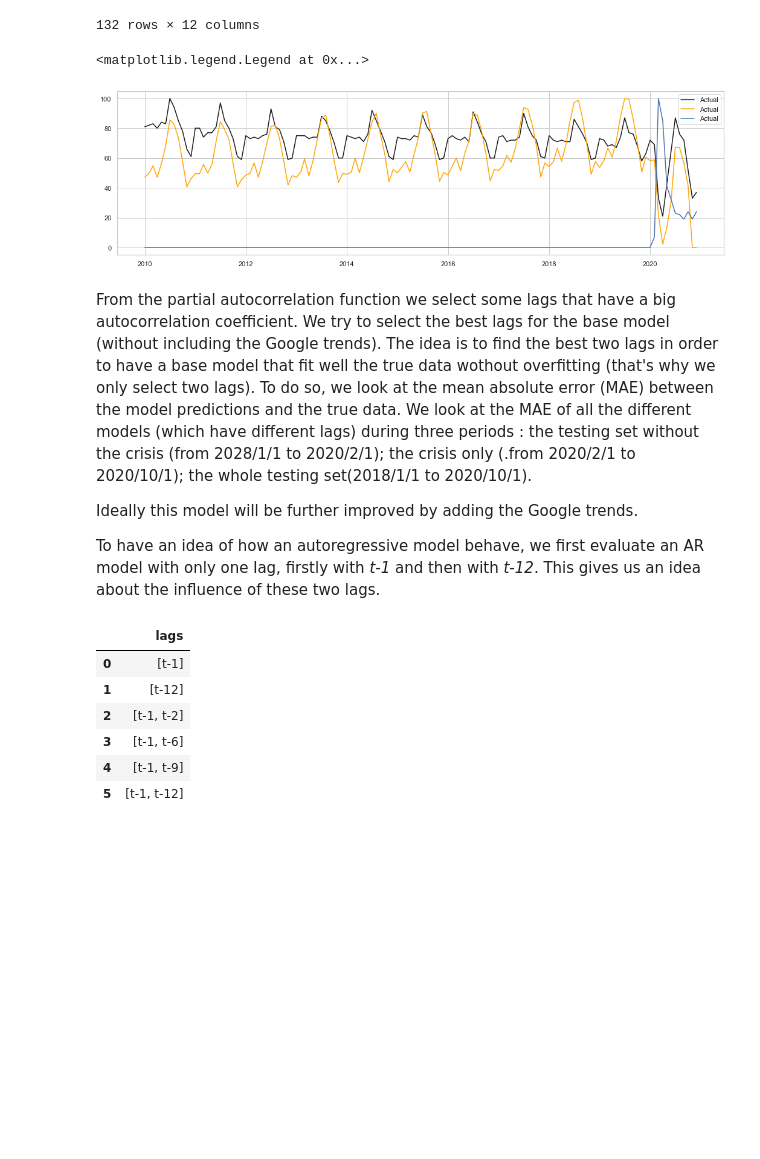
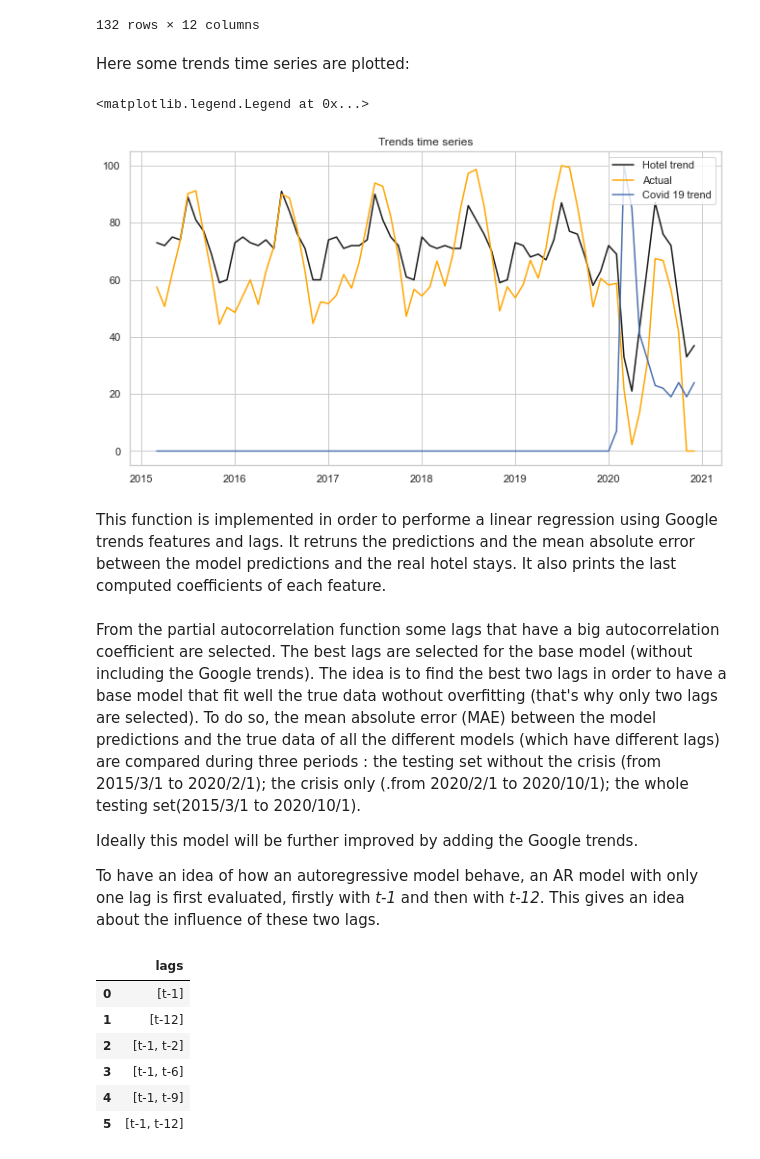
Before and after one commit to naayem/SwissHotelArrivalsPredictor, a Jupyter notebook: Project.ipynb, the cells around one changed output. Cells and saved outputs as stored; diff of their text form; code cells hidden in the pictures; blank space fills up the shorter version.

```diff
--- a/Project.ipynb
+++ b/Project.ipynb
@@ -165,7 +165,3 @@ plt.savefig('images/Top_10_Arrivals_2018.png', transparent=True, bbox_inches='ti
 plt.show()
 # %% [output]
 [figure]
-# %%
-sns.set(rc={'figure.figsize':(11,6)})
-sns.set(style='whitegrid')
-sns.barplot(x='Arrivals' , y='Country', data = total_arrivals_per_country_2018[:8], orient='h')
@@ -354,16 +345,23 @@ Arrivals
 | 2020-11-01 | 0.0 | 949466.0 | 1291992.0 | 1525425.0 | 307372.0 | 51479.0 | 496239.0 | 1342777.0 | 1154630.0 | ... |
 | 2020-12-01 | 0.0 | 0.0 | 949466.0 | 1291992.0 | 716421.0 | 307372.0 | 51479.0 | 496239.0 | 1381913.0 | ... |
 132 rows × 12 columns
+# %% [markdown]
+Here some trends time series are plotted:
 # %%
 #Hotel plot
-fig,axes = plt.subplots(figsize=(18,5))
-axes.plot((Arrivals['Switzerland_Hotels_Trend']*100)/max(Arrivals['Switzerland_Hotels_Trend']), label = 'Actual',color = 'k')
-axes.plot((Arrivals['Total Arrivals']*100)/max(Arrivals['Total Arrivals']), label = 'Actual',color = 'orange')
-axes.plot((Arrivals['Covid_19_France']*100)/max(Arrivals['Covid_19_France']), label = 'Actual')
+fig,axes = plt.subplots()
+axes.plot((Arrivals[start_date_testing:]['Switzerland_Hotels_Trend']*100)/max(Arrivals['Switzerland_Hotels_Trend']), label = 'Hotel trend',color = 'k')
+axes.plot((Arrivals[start_date_testing:]['Total Arrivals']*100)/max(Arrivals['Total Arrivals']), label = 'Actual',color = 'orange')
+axes.plot((Arrivals[start_date_testing:]['Covid_19_France']*100)/max(Arrivals['Covid_19_France']), label = 'Covid 19 trend')
+axes.set_title('Trends time series')
+
+plt.savefig('images/Trends.png', transparent=True, bbox_inches='tight', dpi = 300)
 plt.legend()
 # %% [output]
 <matplotlib.legend.Legend at 0x...>
-[figure, old version]
+[figure, new version]
+# %% [markdown]
+This function is implemented in order to performe a linear regression using Google trends features and lags. It retruns the predictions and the mean absolute error between the model predictions and the real hotel stays. It also prints the last computed coefficients of each feature.
 # %%
 #Implementation of the Linear Regression model with or without the Google Trends features, with a training window increasing at every iteration
 
@@ -405,12 +403,12 @@ def Auto_Regressive_Model(True_Labels, end_date_testing, dataset, lags, trends,
 
     return Arrivals_Predictions, MAE
 # %% [markdown]
-From the partial autocorrelation function we select some lags that have a big autocorrelation coefficient.
-We try to select the best lags for the base model (without including the Google trends). The idea is to find the best two lags in order to have a base model that fit well the true data wothout overfitting (that's why we only select two lags). To do so, we look at the mean absolute error (MAE) between the model predictions and the true data. We look at the MAE of all the different models (which have different lags) during three periods : the testing set without the crisis (from 2028/1/1 to 2020/2/1); the crisis only (.from 2020/2/1 to 2020/10/1); the whole testing set(2018/1/1 to 2020/10/1).
+From the partial autocorrelation function some lags that have a big autocorrelation coefficient are selected.
+The best lags are selected for the base model (without including the Google trends). The idea is to find the best two lags in order to have a base model that fit well the true data wothout overfitting (that's why only two lags are selected). To do so, the mean absolute error (MAE) between the model predictions and the true data of all the different models (which have different lags) are compared during three periods : the testing set without the crisis (from 2015/3/1 to 2020/2/1); the crisis only (.from 2020/2/1 to 2020/10/1); the whole testing set(2015/3/1 to 2020/10/1).
 
 Ideally this model will be further improved by adding the Google trends.
 
-To have an idea of how an autoregressive model behave, we first evaluate an AR model with only one lag, firstly with *t-1* and then with *t-12*. This gives us an idea about the influence of these two lags.
+To have an idea of how an autoregressive model behave, an AR model with only one lag is first evaluated, firstly with *t-1* and then with *t-12*. This gives an idea about the influence of these two lags.
 # %%
 lags_1 = ['t-1']
 lags_2 = ['t-12']
```
Also changed, not shown: parts of 47 cells of this notebook.
